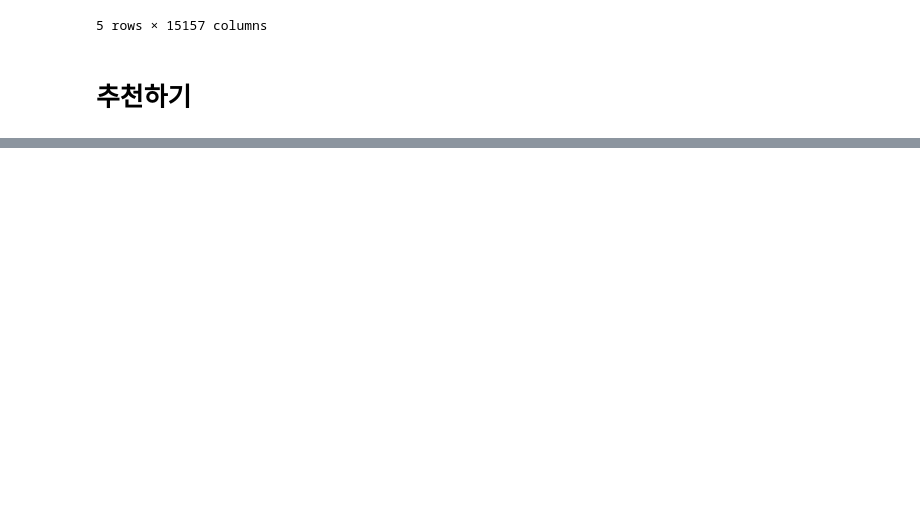
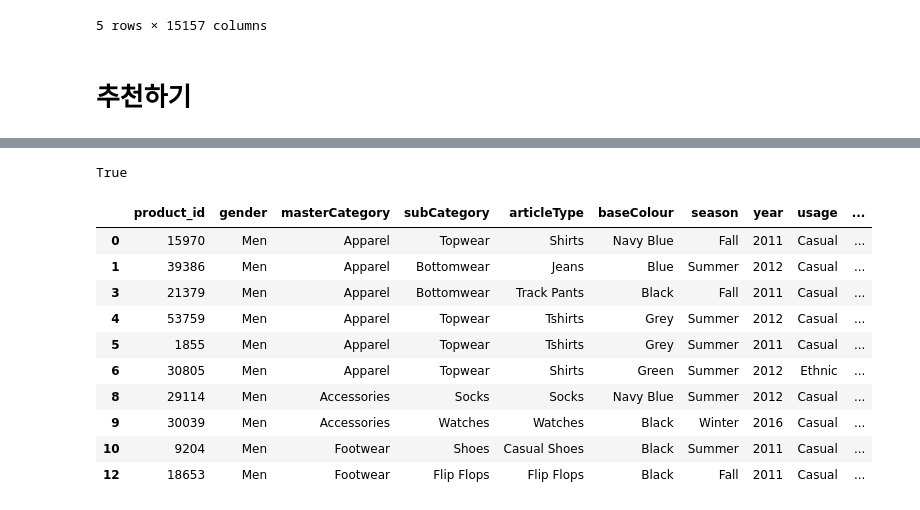
Before and after one commit to hyuna0926/cp2_phase2, a Jupyter notebook: tunning/CB_divide.ipynb, the cells around one changed output, grey strips where cells are left out. Drawn from its saved outputs; the diff is of its cells as text; code cells hidden in the pictures; blank space fills up the shorter version.

```diff
--- a/tunning/CB_divide.ipynb
+++ b/tunning/CB_divide.ipynb
@@ -215,3 +215,6 @@ cosine_women.head()
 5 rows × 15157 columns
 # %% [markdown]
 # 추천하기
+# %%
+purchase=pd.read_parquet('/content/drive/MyDrive/CP2_Phase2/cart_purchase.parquet')
+purchase.head()
@@ -217,0 +228,9 @@ cosine_women.head()
+# %%
+purchase['values']=1
+# %%
+purchase_group=purchase.groupby(['c_idx'], as_index = False).count()
+
+lower_list = list(purchase_group.query("values < 20").c_idx) #28295
+
+upper = purchase[purchase['c_idx'].isin(purchase_group.query("values >= 20").c_idx)]
+lower = purchase[purchase['c_idx'].isin(purchase_group.query("values < 20").c_idx)]
@@ -217,0 +257,23 @@ cosine_women.head()
+# %%
+3039 in lower_list
+# %% [output]
+True
+# %%
+recent=lower[lower['c_idx']==3039].sort_values(by='created_at',ascending=False)[:1]
+recent.p_idx.values[0]
+
+men_sim=cosine_men[recent.p_idx.values[0]].sort_values(ascending=False).index
+
+product_c[product_c['p_idx'].isin(men_sim)][:10]
+# %% [output]
+|  | product_id | gender | masterCategory | subCategory | articleType | baseColour | season | year | usage | ... |
+| 0 | 15970 | Men | Apparel | Topwear | Shirts | Navy Blue | Fall | 2011 | Casual | ... |
+| 1 | 39386 | Men | Apparel | Bottomwear | Jeans | Blue | Summer | 2012 | Casual | ... |
+| 3 | 21379 | Men | Apparel | Bottomwear | Track Pants | Black | Fall | 2011 | Casual | ... |
+| 4 | 53759 | Men | Apparel | Topwear | Tshirts | Grey | Summer | 2012 | Casual | ... |
+| 5 | 1855 | Men | Apparel | Topwear | Tshirts | Grey | Summer | 2011 | Casual | ... |
+| 6 | 30805 | Men | Apparel | Topwear | Shirts | Green | Summer | 2012 | Ethnic | ... |
+| 8 | 29114 | Men | Accessories | Socks | Socks | Navy Blue | Summer | 2012 | Casual | ... |
+| 9 | 30039 | Men | Accessories | Watches | Watches | Black | Winter | 2016 | Casual | ... |
+| 10 | 9204 | Men | Footwear | Shoes | Casual Shoes | Black | Summer | 2011 | Casual | ... |
+| 12 | 18653 | Men | Footwear | Flip Flops | Flip Flops | Black | Fall | 2011 | Casual | ... |
```
Also changed, not shown: parts of 9 cells of this notebook.
